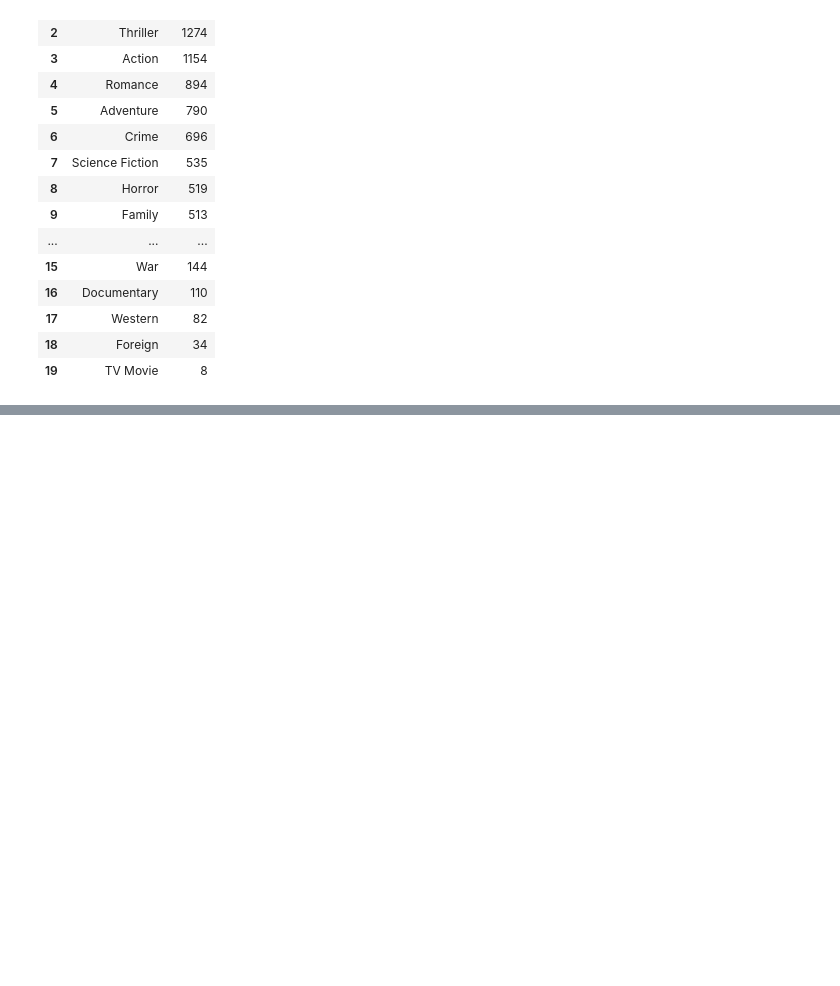
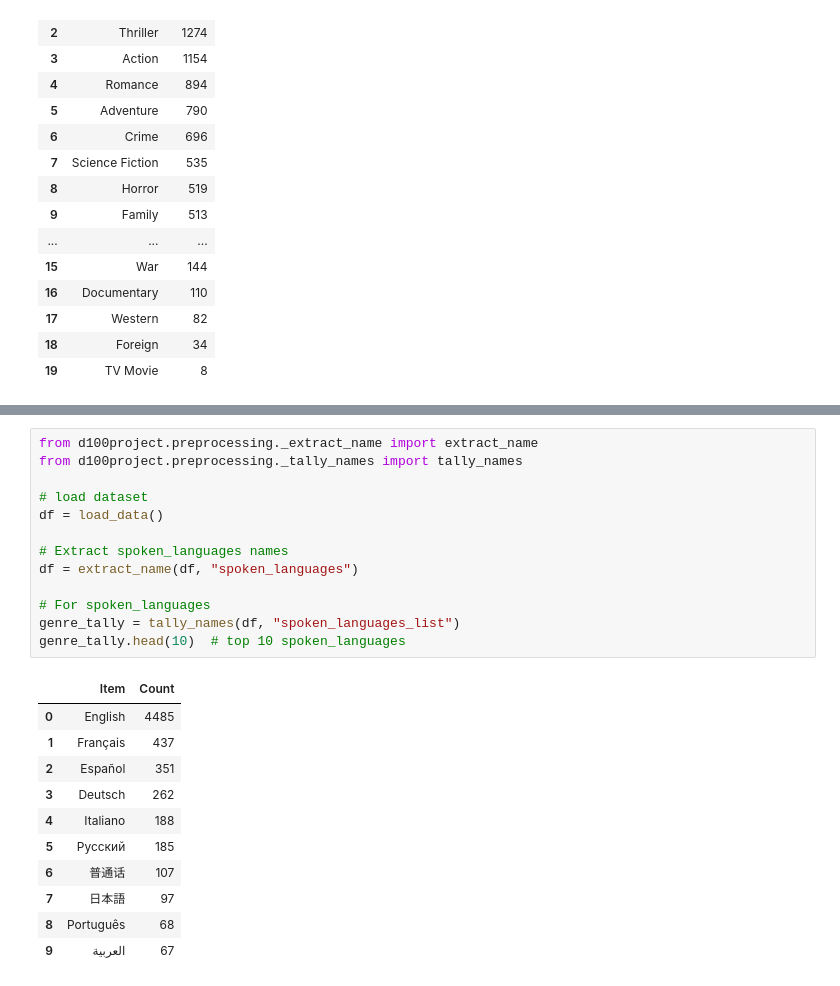
Before and after one commit to gem733/d100project, a Jupyter notebook: eda_cleaning.ipynb, the cells around one changed output, grey strips where cells are left out. Saved outputs shown, nothing was run; the diff lists cells and outputs as text; blank space fills up the shorter version.

```diff
--- a/eda_cleaning.ipynb
+++ b/eda_cleaning.ipynb
@@ -120,0 +171,25 @@ genre_tally.head(25)  # top 20 genres (only 20 genres exist in dataset)
+# %%
+from d100project.preprocessing._extract_name import extract_name
+from d100project.preprocessing._tally_names import tally_names
+
+# load dataset
+df = load_data()
+
+# Extract spoken_languages names
+df = extract_name(df, "spoken_languages")
+
+# For spoken_languages
+genre_tally = tally_names(df, "spoken_languages_list")
+genre_tally.head(10)  # top 10 spoken_languages
+# %% [output]
+|  | Item | Count |
+| 0 | English | 4485 |
+| 1 | Français | 437 |
+| 2 | Español | 351 |
+| 3 | Deutsch | 262 |
+| 4 | Italiano | 188 |
+| 5 | Pусский | 185 |
+| 6 | 普通话 | 107 |
+| 7 | 日本語 | 97 |
+| 8 | Português | 68 |
+| 9 | العربية | 67 |
```
Also changed, not shown: parts of 2 cells of this notebook.
